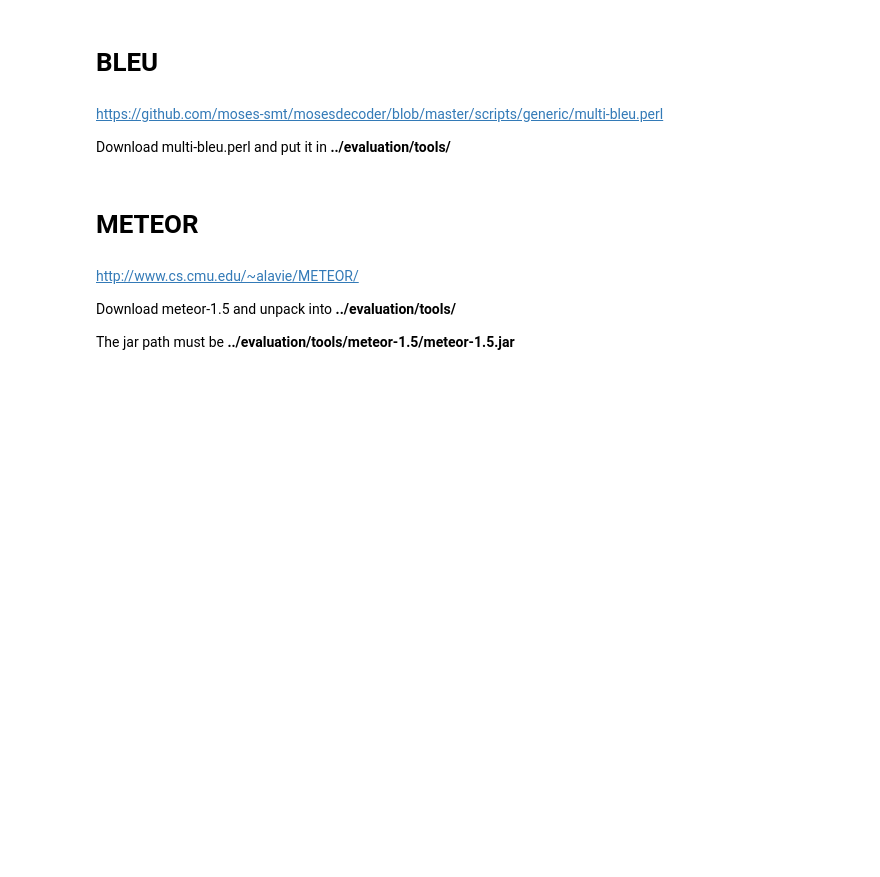
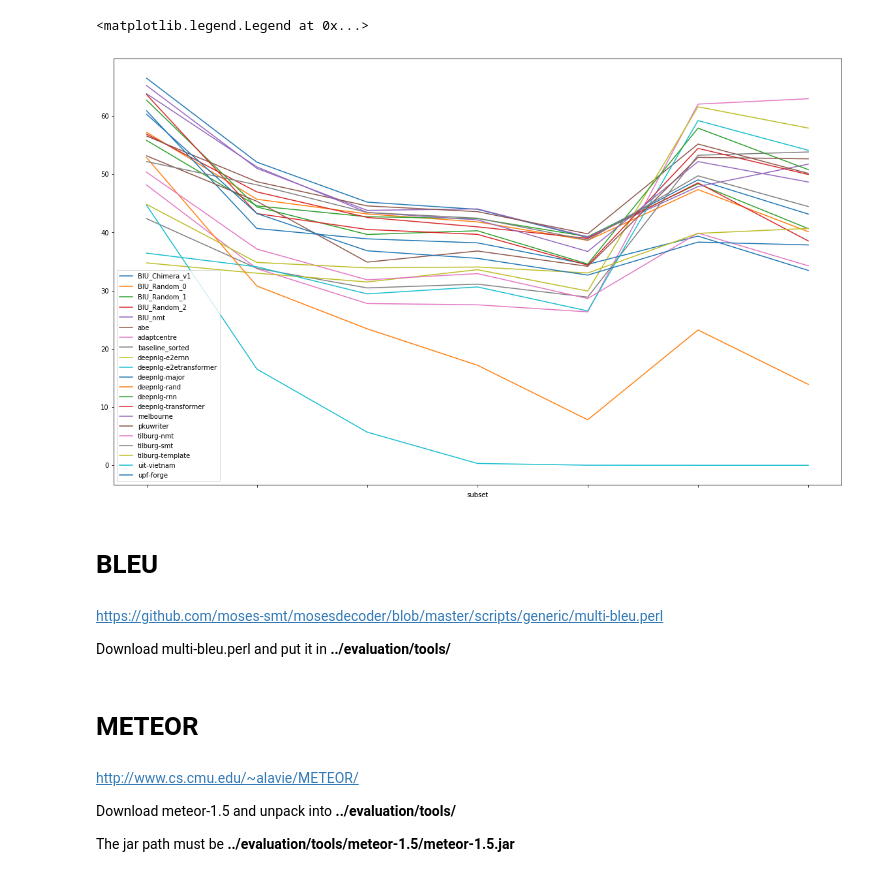
Before and after one commit to abevieiramota/masters, a Jupyter notebook: notebook/00 - Automatic evaluation.ipynb, the cells around one changed output. Drawn from its saved outputs; the diff is of its cells as text; code cells hidden in the pictures; blank space fills up the shorter version.

```diff
--- a/notebook/00 - Automatic evaluation.ipynb
+++ b/notebook/00 - Automatic evaluation.ipynb
@@ -72,3 +67,12 @@ df.loc[(slice(None), 'old-cat', '[0, 1, 2]'), :].unstack().sort_values(('value',
+# %%
+ddf = df.loc[(slice(None), [f'{i}size' for i in range(1, 8)], '[0, 1, 2]'), :].unstack()[[('value', 'bleu')]]
+ddf = ddf.reset_index()
+ddf.columns = ddf.columns.droplevel(1)
+ax = pd.pivot_table(ddf, values='value', index='level_0', columns='subset').T.plot(figsize=(20, 12))
+ax.legend(loc="lower left")
+# %% [output]
+<matplotlib.legend.Legend at 0x...>
+[figure, added]
 # %% [markdown]
 # BLEU
 # %% [markdown]
```
Also changed, not shown: parts of 5 cells of this notebook, 11 other files.
